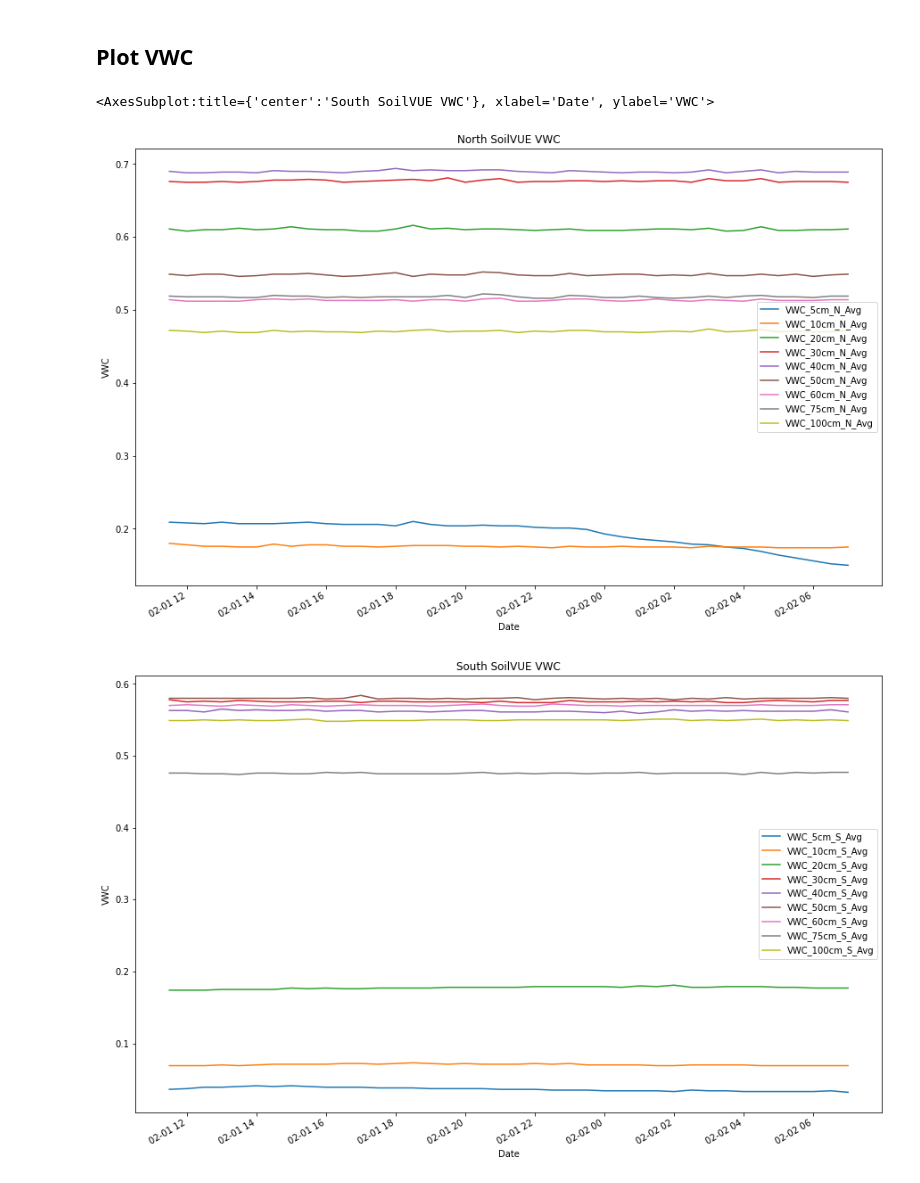
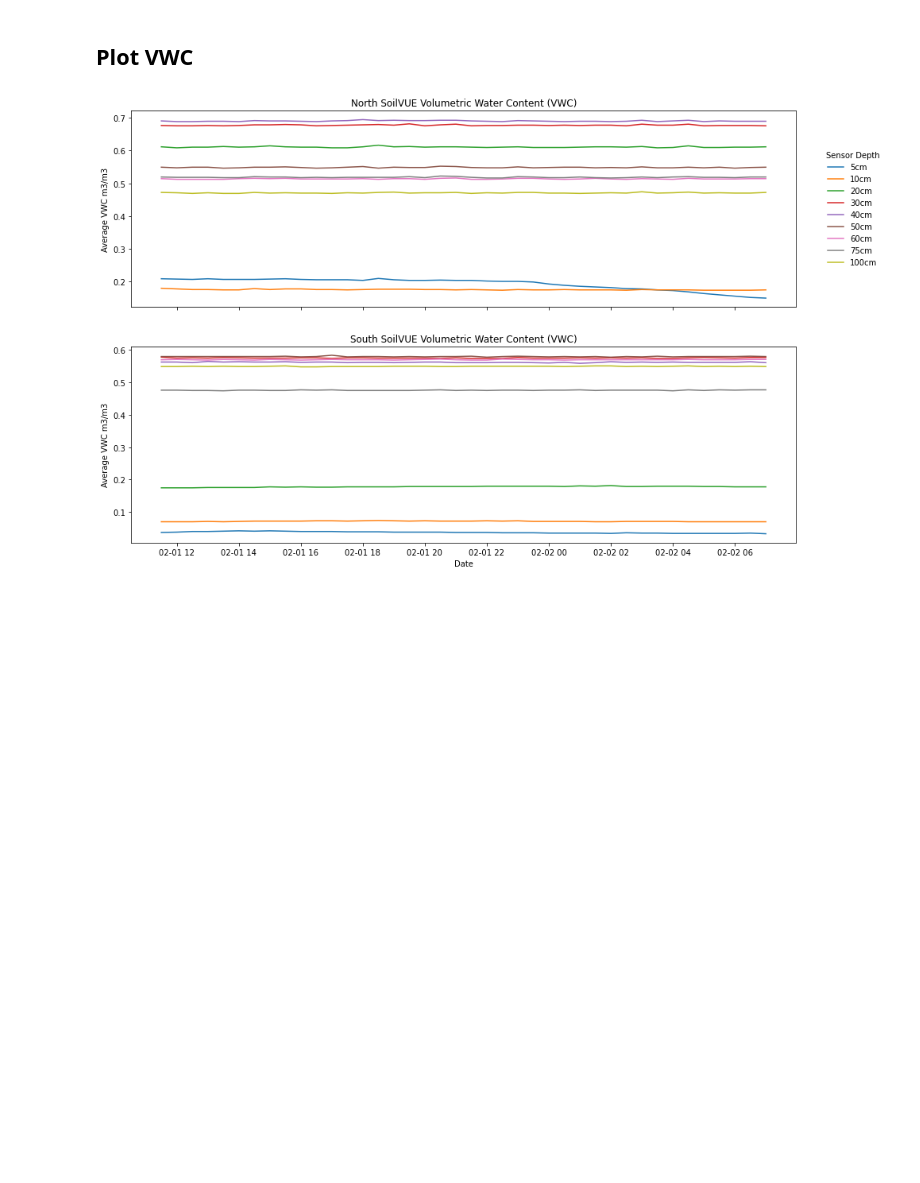
Before and after one commit to utah-geological-survey/MicroMet, a Jupyter notebook: Matheson.ipynb, the cells around one changed output. Drawn from its saved outputs; the diff is of its cells as text; code cells hidden in the pictures; blank space fills up the shorter version.

Commit message:
Updated VWC graphs

```diff
--- a/Matheson.ipynb
+++ b/Matheson.ipynb
@@ -497,19 +484,24 @@ VWC_S_Fields = ["VWC_5cm_S_Avg","VWC_10cm_S_Avg","VWC_20cm_S_Avg","VWC_30cm_S_Av
 # %% [markdown]
 ## Plot VWC
 # %%
-met30[VWC_N_Fields].plot(xlabel="Date", ylabel=("VWC"), title="North SoilVUE VWC")
-met30[VWC_S_Fields].plot(xlabel="Date", ylabel=("VWC"), title="South SoilVUE VWC")
+#met30[VWC_N_Fields].plot(xlabel="Date", ylabel=("VWC"), title="North SoilVUE VWC")
+#met30[VWC_S_Fields].plot(xlabel="Date", ylabel=("VWC"), title="South SoilVUE VWC")
 
-#fix, ax = plt.subplots(1,2)
-#ax[0].plot(x = Timestamp, y = VWC_N_Fields)
-#ax[1].plot(x = Timestamp, y = VWC_S_Fields)
-#ax[0].set_xlabel("Date")
-#ax[1].set_xlabel("Date")
-#ax[0].set_ylabel("VWC %")
-#ax[1].set_ylabel("VWC %")
-#plt.title("Volumetric Water Content")
-#plt.show()
+fix, ax = plt.subplots(2,1,sharex=True)
+
+for field in VWC_N_Fields:
+    ax[0].plot(met30.index, met30[field], label=field.replace("_","").replace("Avg","").replace("VWC","").replace("N",""))
+
+for field in VWC_S_Fields:
+    ax[1].plot(met30.index, met30[field], label=field.replace("_","").replace("Avg","").replace("VWC","").replace("S",""))
+
+ax[1].set_xlabel("Date")
+ax[0].set_ylabel("Average VWC m3/m3")
+ax[1].set_ylabel("Average VWC m3/m3")
+ax[0].set_title("North SoilVUE Volumetric Water Content (VWC)")
+ax[1].set_title("South SoilVUE Volumetric Water Content (VWC)")
+ax[0].legend(bbox_to_anchor=(1.04,0.5), loc="center left", borderaxespad=0, fancybox=False, frameon=False,
+             title = "Sensor Depth")
+plt.show()
 # %% [output]
-<AxesSubplot:title={'center':'South SoilVUE VWC'}, xlabel='Date', ylabel='VWC'>
-[figure, old version]
+[figure, new version]
-[figure, removed]
```
Also changed, not shown: parts of 2 cells of this notebook.
